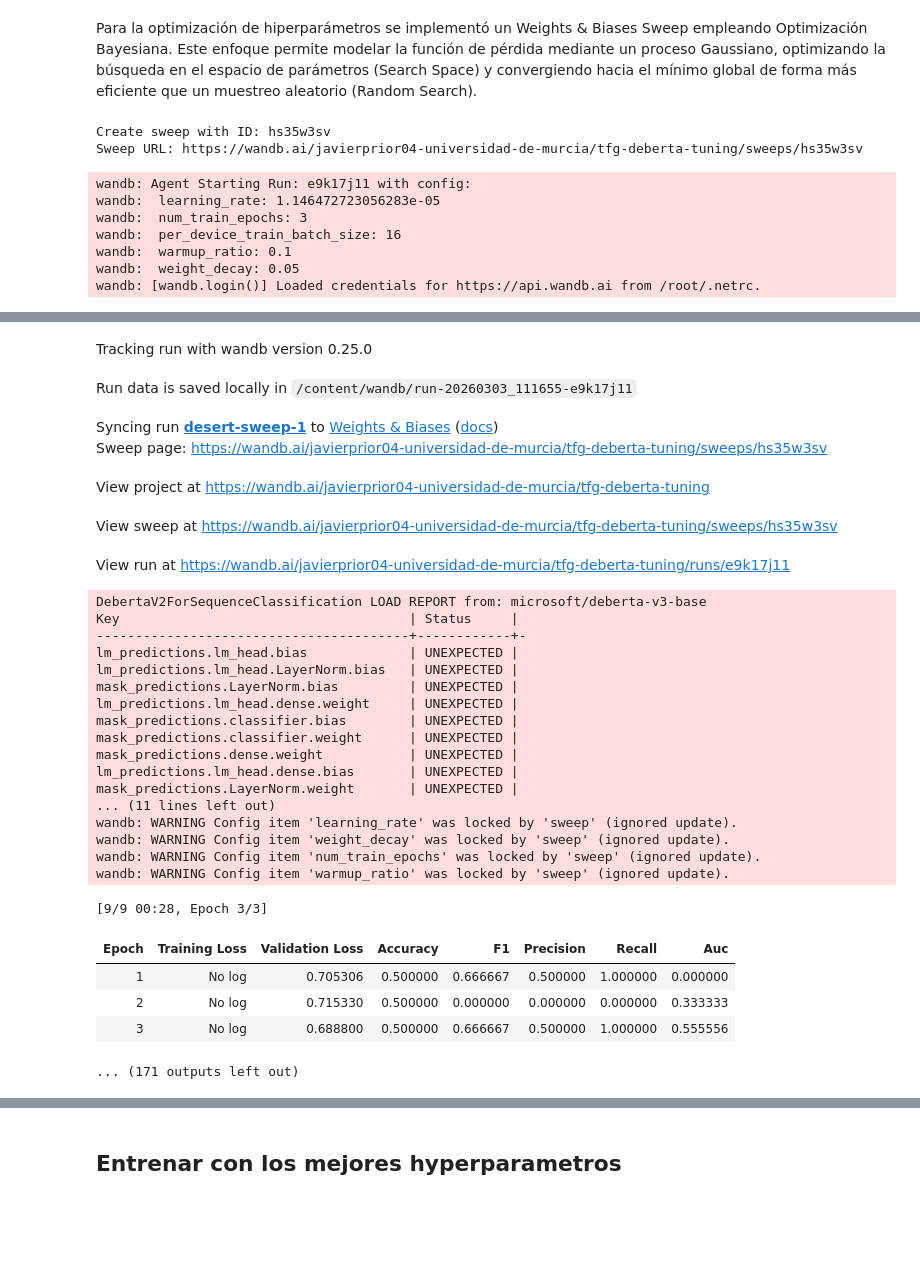
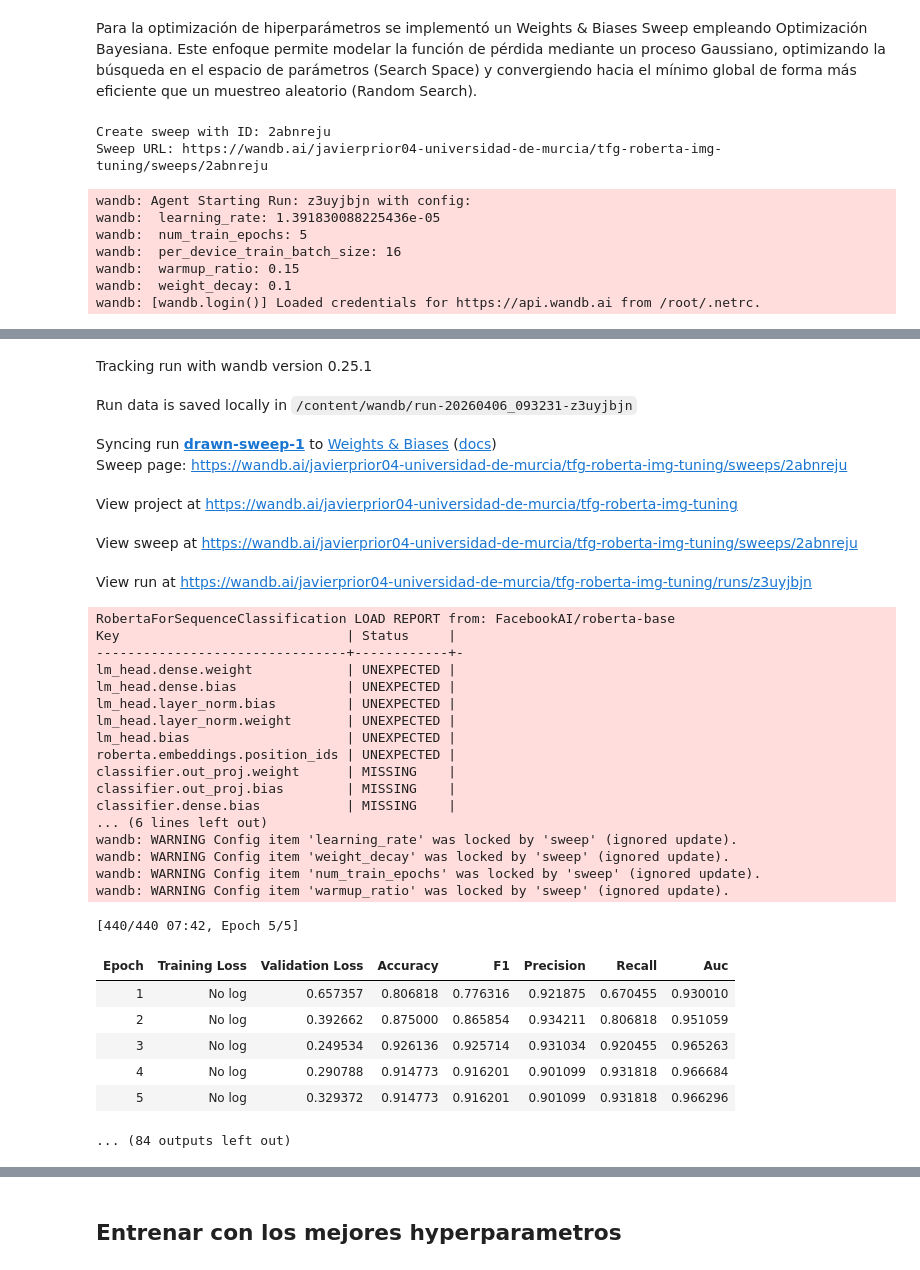
Before and after one commit to JavierPrior845/tfg-ai-text-detection, a Jupyter notebook: models/encoder-only/Encoder-Only-Sweep-Img.ipynb, the cells around one changed output, grey strips where cells are left out. Drawn from its saved outputs; the diff is of its cells as text; code cells hidden in the pictures; blank space fills up the shorter version.

Commit message:
feat: encoder-only training (img+tittle)

```diff
--- a/models/encoder-only/Encoder-Only-Sweep-Img.ipynb
+++ b/models/encoder-only/Encoder-Only-Sweep-Img.ipynb
@@ -90,7 +90,7 @@ Coincidencias de IDs entre train y test: 0
 # %%
 from transformers import AutoTokenizer
 
-model_checkpoint = "microsoft/deberta-v3-base"
+model_checkpoint = "FacebookAI/roberta-base"
 tokenizer = AutoTokenizer.from_pretrained(model_checkpoint)
 
 import string
@@ -207,7 +204,7 @@ sweep_config = {
     }
 }
 
-sweep_id = wandb.sweep(sweep_config, project="tfg-deberta-tuning")
+sweep_id = wandb.sweep(sweep_config, project="tfg-roberta-img-tuning")
 
 def train_iteration():
     with wandb.init(config={"image_context": True}):
@@ -217,7 +214,7 @@ def train_iteration():
         label2id = {"SYNTHETIC": 0, "REAL": 1}
 
         model = AutoModelForSequenceClassification.from_pretrained(
-            "microsoft/deberta-v3-base",
+            "FacebookAI/roberta-base",
             num_labels=2,
             id2label=id2label,
             label2id=label2id
@@ -228,66 +225,68 @@ def train_iteration():
             report_to="wandb",
             learning_rate=config.learning_rate,
             num_train_epochs=config.num_train_epochs,
             per_device_train_batch_size=config.per_device_train_batch_size,
             eval_strategy="epoch",
             save_strategy="epoch",
             load_best_model_at_end=True,
             metric_for_best_model="f1"
         )
 
         trainer = Trainer(
             model=model,
             args=args,
             train_dataset=tokenized_dataset["train"],
             eval_dataset=tokenized_dataset["validation"],
             compute_metrics=compute_metrics,
             callbacks=[EarlyStoppingCallback(early_stopping_patience=2)]
         )
 
         trainer.train()
 
-wandb.agent(sweep_id, function=train_iteration, count=10)
+wandb.agent(sweep_id, function=train_iteration, count=5)
 # %% [output]
-Create sweep with ID: hs35w3sv
-Sweep URL: https://wandb.ai/javierprior04-universidad-de-murcia/tfg-deberta-tuning/sweeps/hs35w3sv
+Create sweep with ID: 2abnreju
+Sweep URL: https://wandb.ai/javierprior04-universidad-de-murcia/tfg-roberta-img-tuning/sweeps/2abnreju
-wandb: Agent Starting Run: e9k17j11 with config:
-wandb:  learning_rate: 1.146472723056283e-05
-wandb:  num_train_epochs: 3
+wandb: Agent Starting Run: z3uyjbjn with config:
+wandb:  learning_rate: 1.391830088225436e-05
+wandb:  num_train_epochs: 5
 wandb:  per_device_train_batch_size: 16
-wandb:  warmup_ratio: 0.1
-wandb:  weight_decay: 0.05
+wandb:  warmup_ratio: 0.15
+wandb:  weight_decay: 0.1
 wandb: [wandb.login()] Loaded credentials for https://api.wandb.ai from /root/.netrc.
 [interactive output not drawn]
-Tracking run with wandb version 0.25.0
+Tracking run with wandb version 0.25.1
-Run data is saved locally in /content/wandb/run-20260303_111655-e9k17j11
+Run data is saved locally in /content/wandb/run-20260406_093231-z3uyjbjn
-Syncing run desert-sweep-1 to Weights & Biases (docs)
-Sweep page: https://wandb.ai/javierprior04-universidad-de-murcia/tfg-deberta-tuning/sweeps/hs35w3sv
+Syncing run drawn-sweep-1 to Weights & Biases (docs)
+Sweep page: https://wandb.ai/javierprior04-universidad-de-murcia/tfg-roberta-img-tuning/sweeps/2abnreju
-View project at https://wandb.ai/javierprior04-universidad-de-murcia/tfg-deberta-tuning
+View project at https://wandb.ai/javierprior04-universidad-de-murcia/tfg-roberta-img-tuning
-View sweep at https://wandb.ai/javierprior04-universidad-de-murcia/tfg-deberta-tuning/sweeps/hs35w3sv
+View sweep at https://wandb.ai/javierprior04-universidad-de-murcia/tfg-roberta-img-tuning/sweeps/2abnreju
-View run at https://wandb.ai/javierprior04-universidad-de-murcia/tfg-deberta-tuning/runs/e9k17j11
+View run at https://wandb.ai/javierprior04-universidad-de-murcia/tfg-roberta-img-tuning/runs/z3uyjbjn
-DebertaV2ForSequenceClassification LOAD REPORT from: microsoft/deberta-v3-base
-Key                                     | Status     |
-----------------------------------------+------------+-
-lm_predictions.lm_head.bias             | UNEXPECTED |
-lm_predictions.lm_head.LayerNorm.bias   | UNEXPECTED |
-mask_predictions.LayerNorm.bias         | UNEXPECTED |
-lm_predictions.lm_head.dense.weight     | UNEXPECTED |
-mask_predictions.classifier.bias        | UNEXPECTED |
-mask_predictions.classifier.weight      | UNEXPECTED |
-mask_predictions.dense.weight           | UNEXPECTED |
-lm_predictions.lm_head.dense.bias       | UNEXPECTED |
-mask_predictions.LayerNorm.weight       | UNEXPECTED |
-... (11 lines left out)
+RobertaForSequenceClassification LOAD REPORT from: FacebookAI/roberta-base
+Key                             | Status     |
+--------------------------------+------------+-
+lm_head.dense.weight            | UNEXPECTED |
+lm_head.dense.bias              | UNEXPECTED |
+lm_head.layer_norm.bias         | UNEXPECTED |
+lm_head.layer_norm.weight       | UNEXPECTED |
+lm_head.bias                    | UNEXPECTED |
+roberta.embeddings.position_ids | UNEXPECTED |
+classifier.out_proj.weight      | MISSING    |
+classifier.out_proj.bias        | MISSING    |
+classifier.dense.bias           | MISSING    |
+... (6 lines left out)
 wandb: WARNING Config item 'learning_rate' was locked by 'sweep' (ignored update).
 wandb: WARNING Config item 'weight_decay' was locked by 'sweep' (ignored update).
 wandb: WARNING Config item 'num_train_epochs' was locked by 'sweep' (ignored update).
 wandb: WARNING Config item 'warmup_ratio' was locked by 'sweep' (ignored update).
-[9/9 00:28, Epoch 3/3]
+[440/440 07:42, Epoch 5/5]
 | Epoch | Training Loss | Validation Loss | Accuracy | F1 | Precision | Recall | Auc |
-| 1 | No log | 0.705306 | 0.500000 | 0.666667 | 0.500000 | 1.000000 | 0.000000 |
-| 2 | No log | 0.715330 | 0.500000 | 0.000000 | 0.000000 | 0.000000 | 0.333333 |
-| 3 | No log | 0.688800 | 0.500000 | 0.666667 | 0.500000 | 1.000000 | 0.555556 |
+| 1 | No log | 0.657357 | 0.806818 | 0.776316 | 0.921875 | 0.670455 | 0.930010 |
+| 2 | No log | 0.392662 | 0.875000 | 0.865854 | 0.934211 | 0.806818 | 0.951059 |
+| 3 | No log | 0.249534 | 0.926136 | 0.925714 | 0.931034 | 0.920455 | 0.965263 |
+| 4 | No log | 0.290788 | 0.914773 | 0.916201 | 0.901099 | 0.931818 | 0.966684 |
+| 5 | No log | 0.329372 | 0.914773 | 0.916201 | 0.901099 | 0.931818 | 0.966296 |
-... (171 outputs left out)
+... (84 outputs left out)
 # %%
 import wandb
 
```
Also changed, not shown: parts of 8 cells of this notebook.
